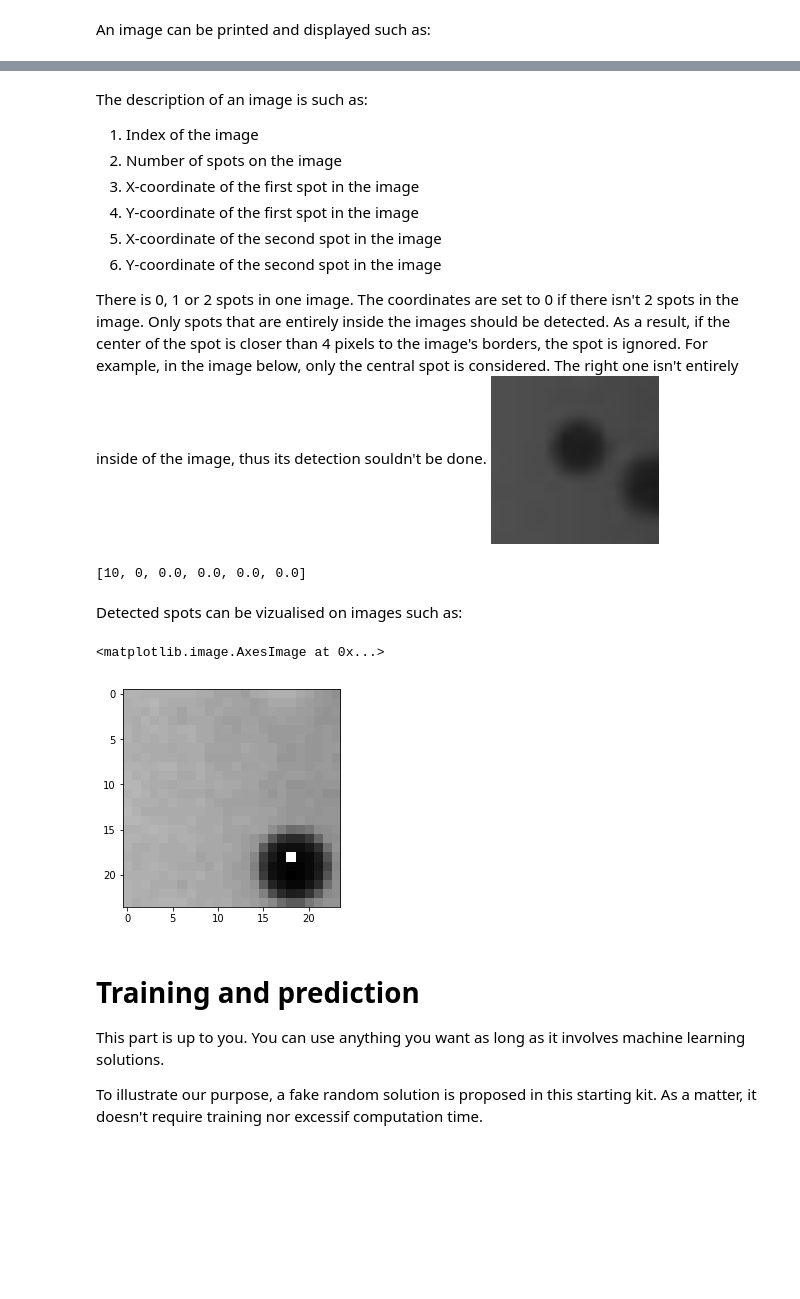
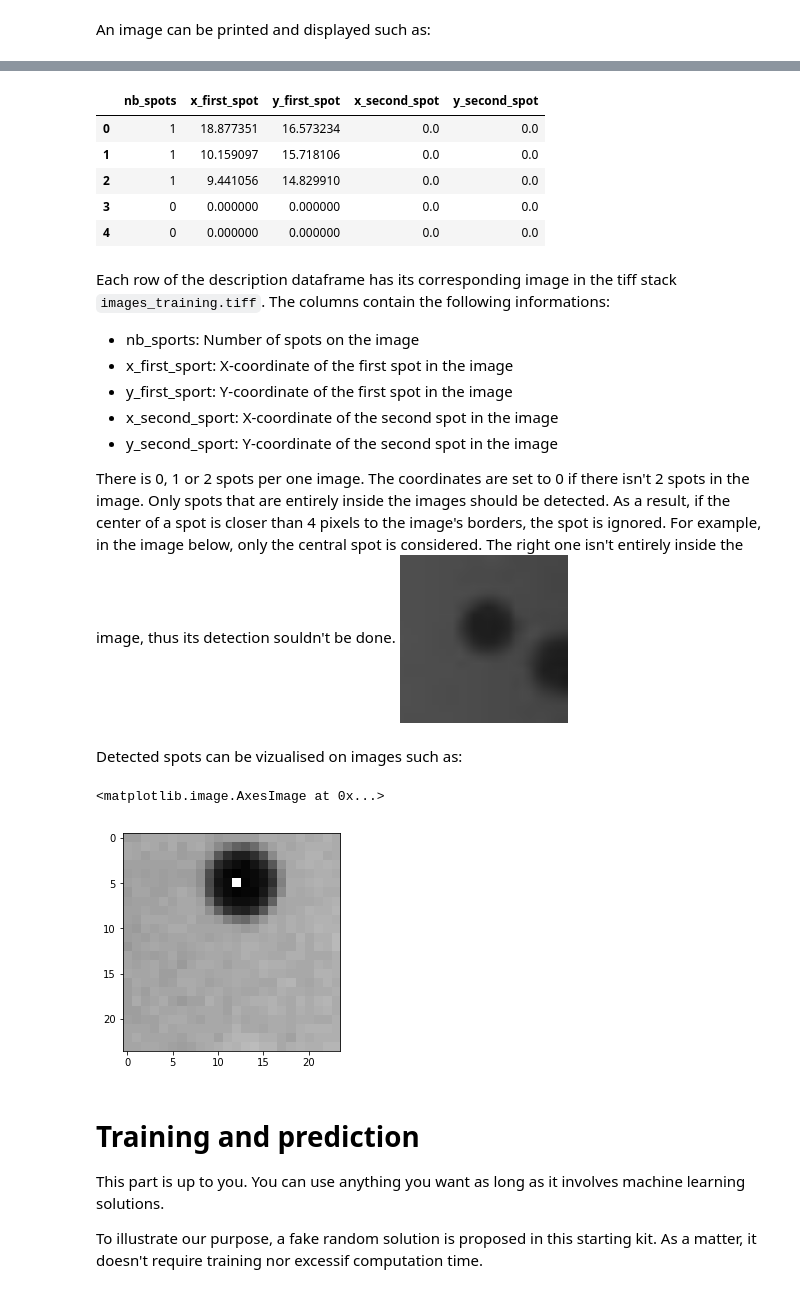
Before and after one commit to KaizenSolutionsDatateam/spot-detection-thales-competition, a Jupyter notebook: startingkit_challenge.ipynb, the cells around one changed output, grey strips where cells are left out. Saved outputs shown, nothing was run; the diff lists cells and outputs as text; code cells hidden in the pictures; blank space fills up the shorter version.

Commit message:
update starting kit and readme
- from python 2.6 to python 3.6
- re-factor code with pandas
- add requirement information in the readme

```diff
--- a/startingkit_challenge.ipynb
+++ b/startingkit_challenge.ipynb
@@ -93,0 +69,3 @@ print images[5]
+# %%
+train_images = read_images("images_training.tiff")
+print(train_images[1])
@@ -140,30 +103,39 @@ def readDescriptions(nameFile, all_path = False):
+# %%
+descriptions = pd.read_csv("./Data/descriptions_training.csv", header=None,
+                           names = ["nb_spots",
+                                    "x_first_spot", "y_first_spot",
+                                    "x_second_spot", "y_second_spot"])
+# %%
+descriptions.head()
+# %% [output]
+|  | nb_spots | x_first_spot | y_first_spot | x_second_spot | y_second_spot |
+| 0 | 1 | 18.877351 | 16.573234 | 0.0 | 0.0 |
+| 1 | 1 | 10.159097 | 15.718106 | 0.0 | 0.0 |
+| 2 | 1 | 9.441056 | 14.829910 | 0.0 | 0.0 |
+| 3 | 0 | 0.000000 | 0.000000 | 0.0 | 0.0 |
+| 4 | 0 | 0.000000 | 0.000000 | 0.0 | 0.0 |
 # %% [markdown]
-The description of an image is such as:
-1. Index of the image
-2. Number of spots on the image
-3. X-coordinate of the first spot in  the image
-4. Y-coordinate of the first spot in the image
-5. X-coordinate of the second spot in the image
-6. Y-coordinate of the second spot in the image
+Each row of the description dataframe has its corresponding image in the tiff stack `images_training.tiff`. The columns contain the following informations:
 
-There is 0, 1 or 2 spots in one image. The coordinates are set to 0 if there isn't 2 spots in the image. Only spots that are entirely inside the images should be detected. As a result, if the center of the spot is closer than 4 pixels to the image's borders, the spot is ignored. For example, in the image below, only the central spot is considered. The right one isn't entirely inside of the image, thus its detection souldn't be done.
+- nb_sports: Number of spots on the image
+- x_first_sport: X-coordinate of the first spot in  the image
+- y_first_sport: Y-coordinate of the first spot in the image
+- x_second_sport: X-coordinate of the second spot in the image
+- y_second_sport: Y-coordinate of the second spot in the image
+
+There is 0, 1 or 2 spots per one image. The coordinates are set to 0 if there isn't 2 spots in the image. Only spots that are entirely inside the images should be detected. As a result, if the center of a spot is closer than 4 pixels to the image's borders, the spot is ignored. For example, in the image below, only the central spot is considered. The right one isn't entirely inside the image, thus its detection souldn't be done.
 <img src="attachment:results.jpg" width="168">
-# %%
-descriptions = readDescriptions("descriptions_results.csv")
-print(descriptions[10])
-# %% [output]
-[10, 0, 0.0, 0.0, 0.0, 0.0]
 # %% [markdown]
 Detected spots can be vizualised on images such as:
 # %%
-nImage = 4
-image_copy = np.copy(images[nImage])
-spot = descriptions[nImage][2:4]
+nImage = 10
+image_copy = np.copy(train_images[nImage])
+spot = descriptions.iloc[10, 1:3].values
 image_copy[int(spot[1])][int(spot[0])] = min( np.max(image_copy) + 20, 255)
 plt.imshow(image_copy, cmap=plt.get_cmap('gray'))
 # %% [output]
 <matplotlib.image.AxesImage at 0x...>
-[figure, old version]
+[figure, new version]
 # %% [markdown]
 # Training and prediction
 This part is up to you.
```
Also changed, not shown: parts of 29 cells of this notebook, 1 other file.
